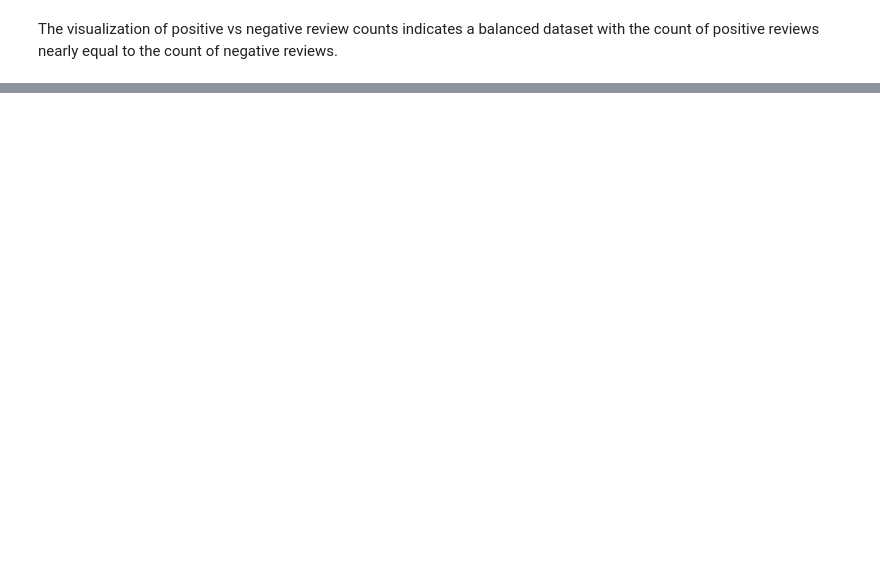
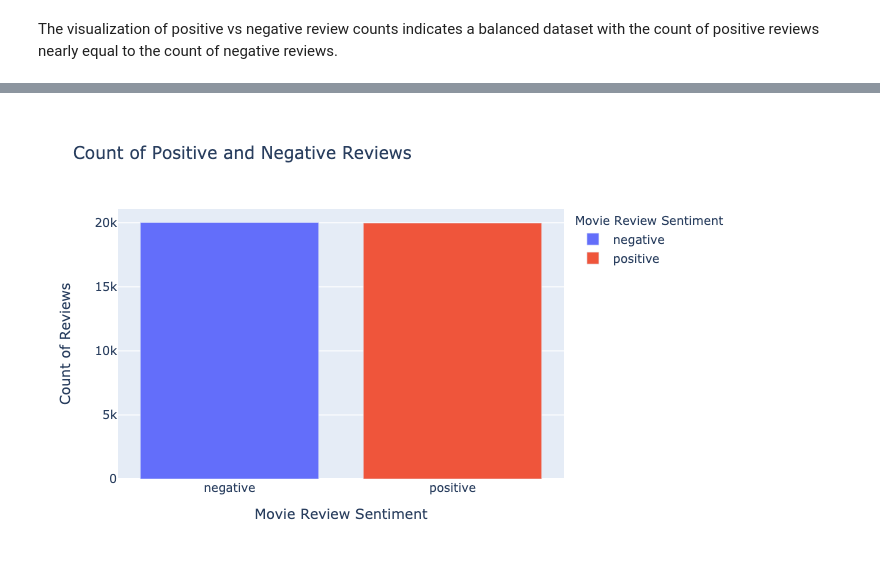
Before and after one commit to aromatic-toast/IMDB_Sentiment_Analysis, a Jupyter notebook: eda.ipynb, the cells around one changed output, grey strips where cells are left out. Cells and saved outputs as stored; diff of their text form; code cells hidden in the pictures; blank space fills up the shorter version.

Commit message:
trying to get plotly graph to render on github

```diff
--- a/eda.ipynb
+++ b/eda.ipynb
@@ -79,11 +72,12 @@ The visualization of positive vs negative review counts indicates a balanced dat
 the count of positive reviews nearly equal to the count of negative reviews.
 # %%
 # plot he count of pos/neg labels
-px.bar(df,
+plot1 = px.bar(df,
        x='label',
        y='count',
        color='label',
        title='Count of Positive and Negative Reviews',
        labels={'label': 'Movie Review Sentiment',
                'count': 'Count of Reviews'})
+plot1.show('png')
 # %% [output]
@@ -90,0 +84 @@ px.bar(df,
+[figure, added]
```
Also changed, not shown: parts of 2 cells of this notebook.
